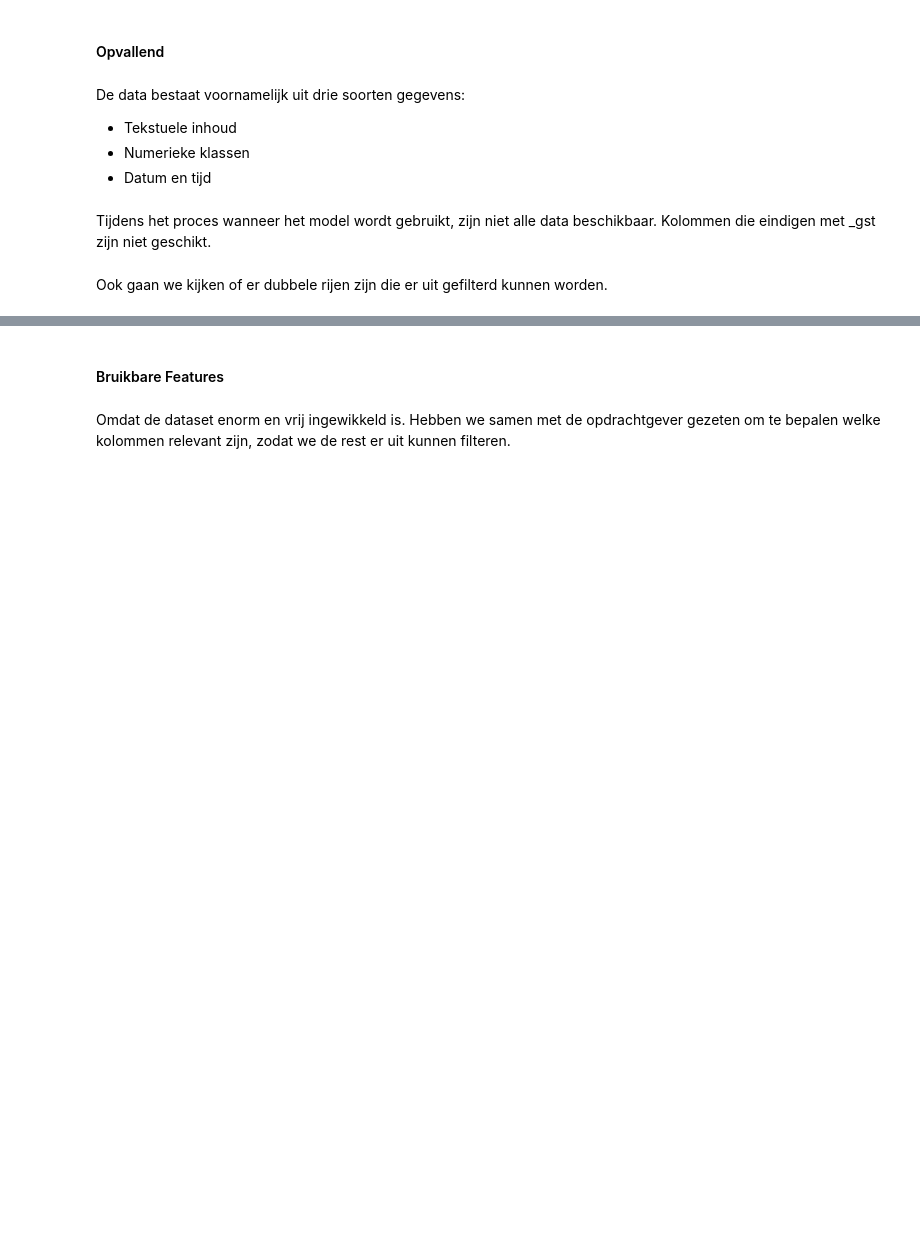
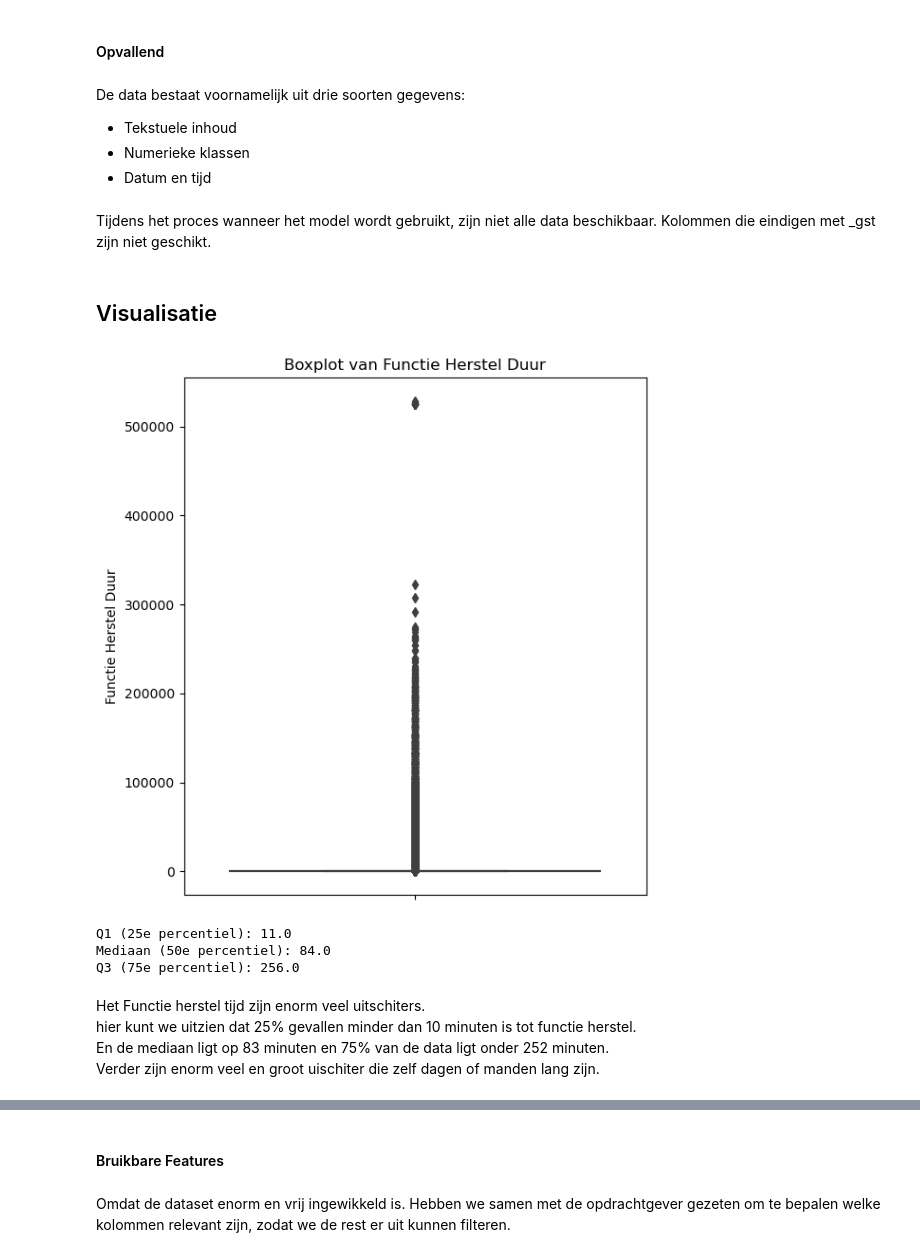
Before and after one commit to MaxJansen99/ProRail, a Jupyter notebook: analyse_en_model2.ipynb, the cells around one changed output, grey strips where cells are left out. Saved outputs shown, nothing was run; the diff lists cells and outputs as text; code cells hidden in the pictures; blank space fills up the shorter version.

```diff
--- a/analyse_en_model2.ipynb
+++ b/analyse_en_model2.ipynb
@@ -64,5 +66,3 @@ De data bestaat voornamelijk uit drie soorten gegevens:
 - Datum en tijd
 # %% [markdown]
 Tijdens het proces wanneer het model wordt gebruikt, zijn niet alle data beschikbaar. Kolommen die eindigen met _gst zijn niet geschikt.
-# %% [markdown]
-Ook gaan we kijken of er dubbele rijen zijn die er uit gefilterd kunnen worden.
@@ -70,0 +69,28 @@ df = df.drop_duplicates()
+# %% [markdown]
+## Visualisatie
+# %%
+plt.figure(figsize=(6, 6))
+sns.boxplot(y='stm_fh_duur', data=df)
+plt.ylabel('Functie Herstel Duur')
+plt.title('Boxplot van Functie Herstel Duur')
+plt.tight_layout()
+plt.show()
+# %% [output]
+[figure, added]
+# %%
+q1 = df['stm_fh_duur'].quantile(0.25)
+mediaan = df['stm_fh_duur'].median()
+q3 = df['stm_fh_duur'].quantile(0.75)
+
+print(f"Q1 (25e percentiel): {q1}")
+print(f"Mediaan (50e percentiel): {mediaan}")
+print(f"Q3 (75e percentiel): {q3}")
+# %% [output]
+Q1 (25e percentiel): 11.0
+Mediaan (50e percentiel): 84.0
+Q3 (75e percentiel): 256.0
+# %% [markdown]
+Het Functie herstel tijd zijn enorm veel uitschiters.<br>
+hier kunt we uitzien dat 25% gevallen minder dan 10 minuten is tot functie herstel.<br>
+En de mediaan ligt op 83 minuten en 75% van de data ligt onder 252 minuten.<br>
+Verder zijn enorm veel en groot uischiter die zelf dagen of manden lang zijn.
```
Also changed, not shown: parts of 57 cells of this notebook, 1 other file.
